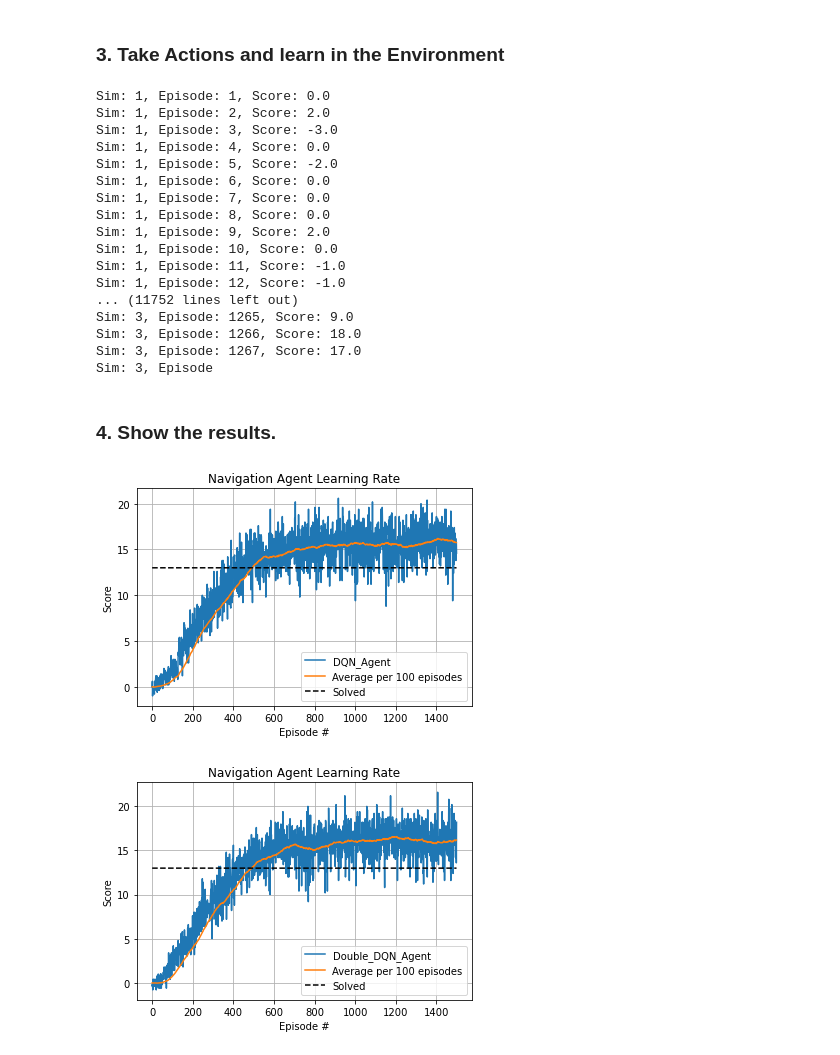
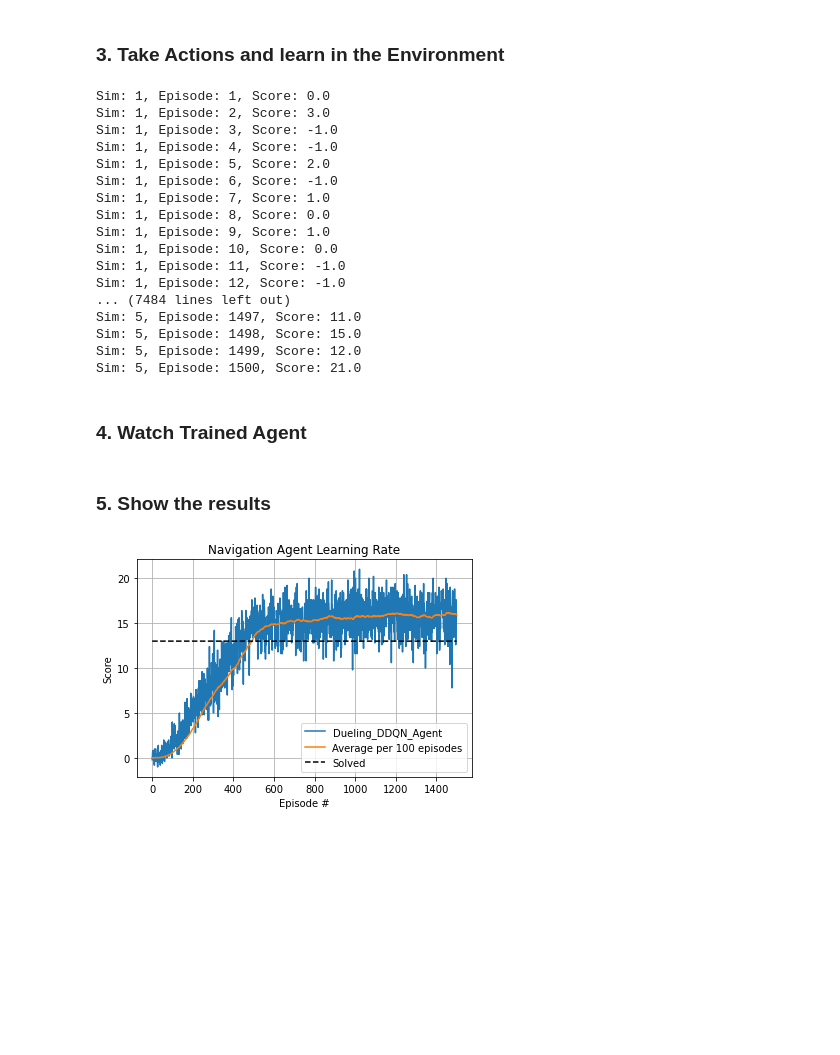
Before and after one commit to JSheldon3488/DeepRL_Navigation, a Jupyter notebook: Navigation.ipynb, the cells around one changed output. Saved outputs shown, nothing was run; the diff lists cells and outputs as text; code cells hidden in the pictures; blank space fills up the shorter version.

Commit message:
Ran Dueling DDQN simulations and saved results

```diff
--- a/Navigation.ipynb
+++ b/Navigation.ipynb
@@ -96,7 +96,7 @@ States have length: 37
 # %% [markdown]
 ### 3. Take Actions and learn in the Environment
 # %%
-def simulation(Agent, num_episodes=1500, num_sims=5, eps_start=1.0, eps_end=0.005, eps_decay=0.995):
+def train_simulation(Agent, num_episodes=1500, num_sims=5, eps_start=1.0, eps_end=0.005, eps_decay=0.995):
     """Run simulations in the environment and learn from the experiences. This will train the Agent.
 
     :param Agent: (class) This is the class of Agent from agents.py that you want to use
@@ -145,33 +145,38 @@ def simulation(Agent, num_episodes=1500, num_sims=5, eps_start=1.0, eps_end=0.00
     return scores
 
 # Setup what sort of simulation you want
-train_dqn = True
-train_double_dqn = True
+train_dqn = False
+train_double_dqn = False
+train_dueling = False
 if train_dqn:
-    simulation(DQN_Agent)
+    train_simulation(DQN_Agent)
 if train_double_dqn:
-    simulation(DoubleDQN_Agent)
+    train_simulation(DoubleDQN_Agent)
+if train_dueling:
+    train_simulation(Dueling_DDQN_Agent)
 env.close()
 # %% [output]
 Sim: 1, Episode: 1, Score: 0.0
-Sim: 1, Episode: 2, Score: 2.0
-Sim: 1, Episode: 3, Score: -3.0
-Sim: 1, Episode: 4, Score: 0.0
-Sim: 1, Episode: 5, Score: -2.0
-Sim: 1, Episode: 6, Score: 0.0
-Sim: 1, Episode: 7, Score: 0.0
+Sim: 1, Episode: 2, Score: 3.0
+Sim: 1, Episode: 3, Score: -1.0
+Sim: 1, Episode: 4, Score: -1.0
+Sim: 1, Episode: 5, Score: 2.0
+Sim: 1, Episode: 6, Score: -1.0
+Sim: 1, Episode: 7, Score: 1.0
 Sim: 1, Episode: 8, Score: 0.0
-Sim: 1, Episode: 9, Score: 2.0
+Sim: 1, Episode: 9, Score: 1.0
 Sim: 1, Episode: 10, Score: 0.0
 Sim: 1, Episode: 11, Score: -1.0
 Sim: 1, Episode: 12, Score: -1.0
-... (11752 lines left out)
-Sim: 3, Episode: 1265, Score: 9.0
-Sim: 3, Episode: 1266, Score: 18.0
-Sim: 3, Episode: 1267, Score: 17.0
-Sim: 3, Episode
+... (7484 lines left out)
+Sim: 5, Episode: 1497, Score: 11.0
+Sim: 5, Episode: 1498, Score: 15.0
+Sim: 5, Episode: 1499, Score: 12.0
+Sim: 5, Episode: 1500, Score: 21.0
+# %% [markdown]
+### 4. Watch Trained Agent
 # %% [markdown]
-### 4. Show the results.
+### 5. Show the results
 # %%
 def graph_results(Agents, save_graph=True):
     """ Used to graph the results of agents from simulations
@@ -186,6 +191,8 @@ def graph_results(Agents, save_graph=True):
             class_name = "DQN_Agent"
         elif agent == DoubleDQN_Agent:
             class_name = "Double_DQN_Agent"
+        elif agent == Dueling_DDQN_Agent:
+            class_name = "Dueling_DDQN_Agent"
         with open(f"C:\Dev\Python\RL\\Navigation_Project\p1_navigation\saved_scores\\{class_name}.txt", 'r') as f:
             scores = f.read().splitlines()
             scores = [float(score) for score in scores]
@@ -193,34 +200,36 @@ def graph_results(Agents, save_graph=True):
 
     # Setup up graph
     fig, ax = plt.subplots()
     ax.set(xlabel="Episode #", ylabel='Score', title="Navigation Agent Learning Rate")
     ax.grid()
     save_name = ""
     # Graph all the results
     for name, score in agent_scores:
         #Plot Scores
         ax.plot(np.arange(len(score)), score, label=f"{name}")
         save_name += f"{name}_"
         # Plot rolling average
         rolling_average = np.convolve(score, np.ones(100)/100)
         rolling_average = rolling_average[:-100] #Removes tail that is window_size < 100
         ax.plot(np.arange(len(rolling_average)), rolling_average, label="Average per 100 episodes")
     # Plot solved line
     ax.plot(np.arange(len(agent_scores[0][1])), np.ones(len(agent_scores[0][1]))*13, color='black', linestyle='dashed', label="Solved")
     ax.legend()
 
     if save_graph:
         filepath = f"C:\Dev\Python\RL\\Navigation_Project\p1_navigation\images\\{save_name}.png"
         fig.savefig(filepath)
     plt.show()
 
 # Setup what sort of graphs you want
-graph_dqn = True
-graph_double_dqn = True
+graph_dqn = False
+graph_double_dqn = False
+graph_dueling = True
 if graph_dqn:
     graph_results([DQN_Agent])
 if graph_double_dqn:
     graph_results([DoubleDQN_Agent])
+if graph_dueling:
+    graph_results([Dueling_DDQN_Agent])
 # %% [output]
-[figure, old version]
+[figure, new version]
-[figure, removed]
```
Also changed, not shown: parts of 1 cell of this notebook, 5 other files.
